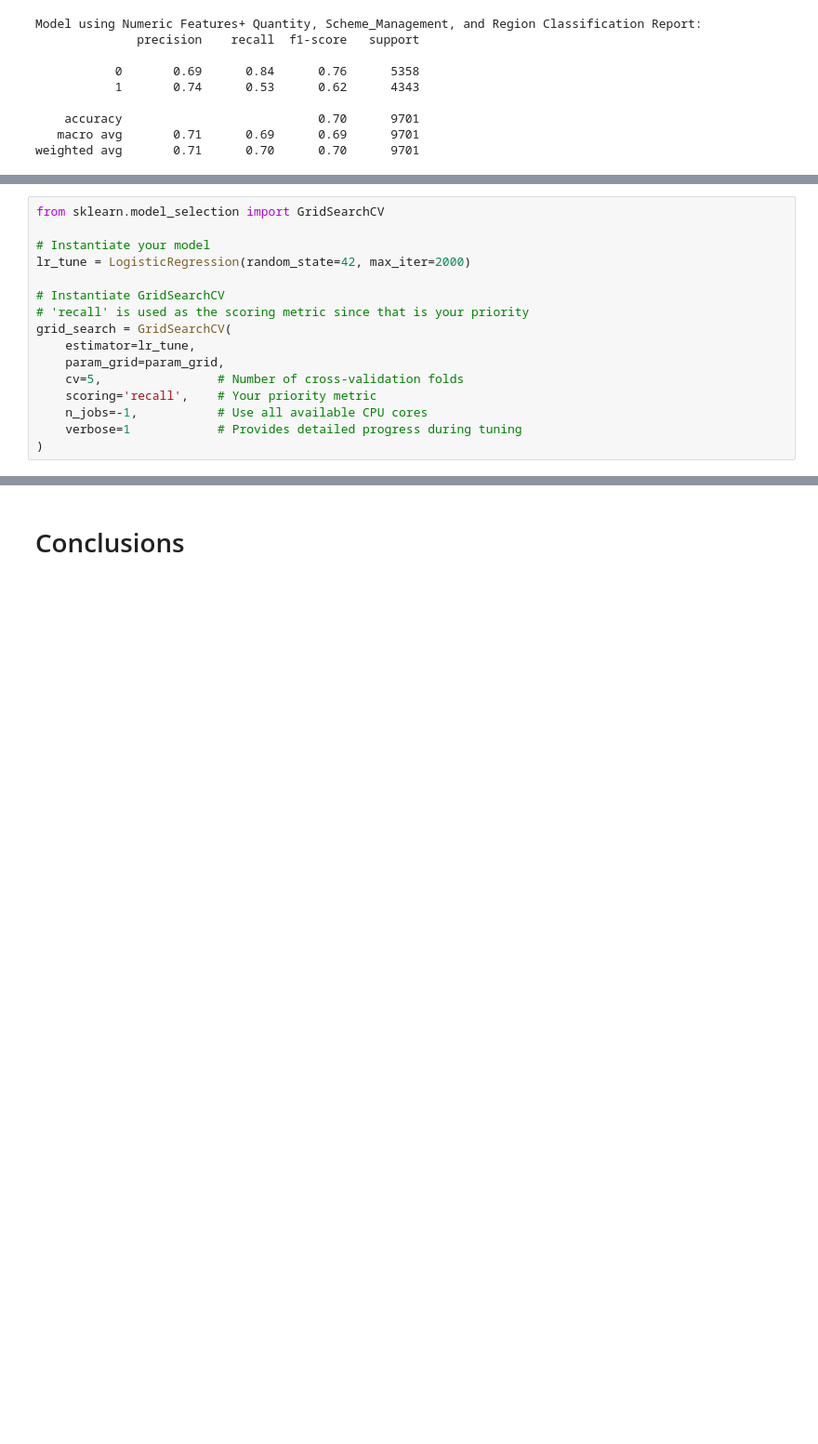
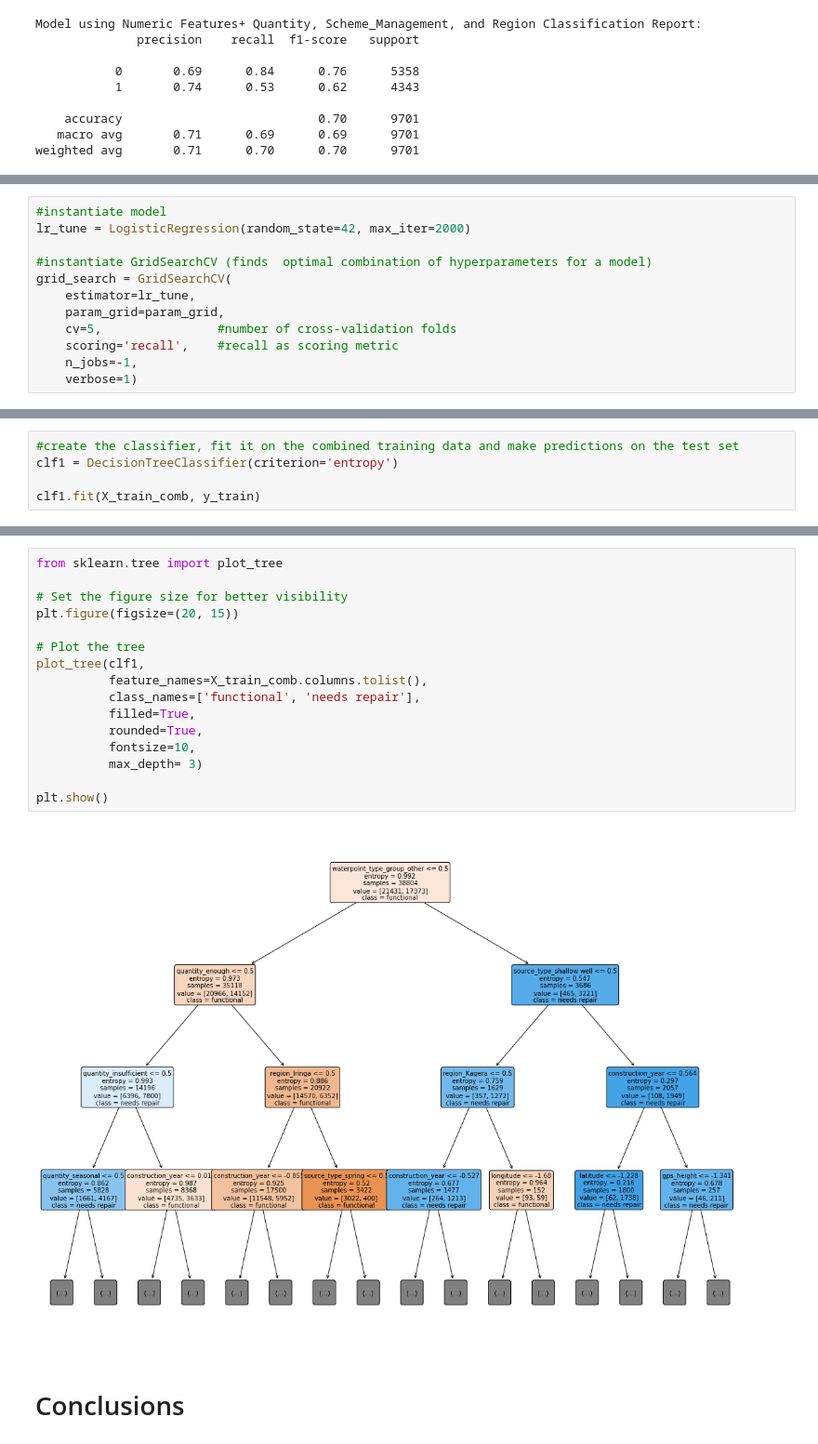
Before and after one commit to morgannash1/water_wells_project, a Jupyter notebook: notebook.ipynb, the cells around one changed output, grey strips where cells are left out. Shown: that part at 93% size. Drawn from its saved outputs; the diff is of its cells as text; blank space fills up the shorter version.

Commit message:
notebook/decision tree

```diff
--- a/notebook.ipynb
+++ b/notebook.ipynb
@@ -1343,18 +1347,14 @@ param_grid = {
 }
 # %%
-from sklearn.model_selection import GridSearchCV
-
-# Instantiate your model
+#instantiate model
 lr_tune = LogisticRegression(random_state=42, max_iter=2000)
 
-# Instantiate GridSearchCV
-# 'recall' is used as the scoring metric since that is your priority
+#instantiate GridSearchCV (finds  optimal combination of hyperparameters for a model)
 grid_search = GridSearchCV(
     estimator=lr_tune,
     param_grid=param_grid,
-    cv=5,                # Number of cross-validation folds
-    scoring='recall',    # Your priority metric
-    n_jobs=-1,           # Use all available CPU cores
-    verbose=1            # Provides detailed progress during tuning
-)
+    cv=5,                #number of cross-validation folds
+    scoring='recall',    #recall as scoring metric
+    n_jobs=-1,
+    verbose=1)
 # %%
@@ -1423,0 +1484,5 @@ AUC Score: 0.8165
+# %%
+#create the classifier, fit it on the combined training data and make predictions on the test set
+clf1 = DecisionTreeClassifier(criterion='entropy')
+
+clf1.fit(X_train_comb, y_train)
@@ -1424,3 +1531,21 @@ AUC Score: 0.8165
+# %%
+from sklearn.tree import plot_tree
+
+# Set the figure size for better visibility
+plt.figure(figsize=(20, 15))
+
+# Plot the tree
+plot_tree(clf1,
+          feature_names=X_train_comb.columns.tolist(),
+          class_names=['functional', 'needs repair'],
+          filled=True,
+          rounded=True,
+          fontsize=10,
+          max_depth= 3)
+
+plt.show()
+# %% [output]
+[figure, added]
 # %% [markdown]
 # Conclusions
 # %% [markdown]
```
Also changed, not shown: parts of 18 cells of this notebook.
